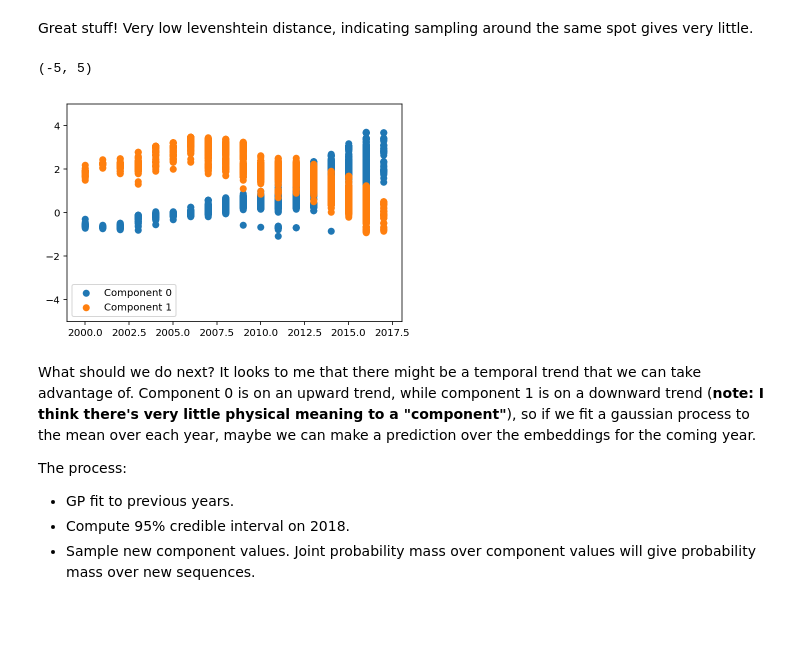
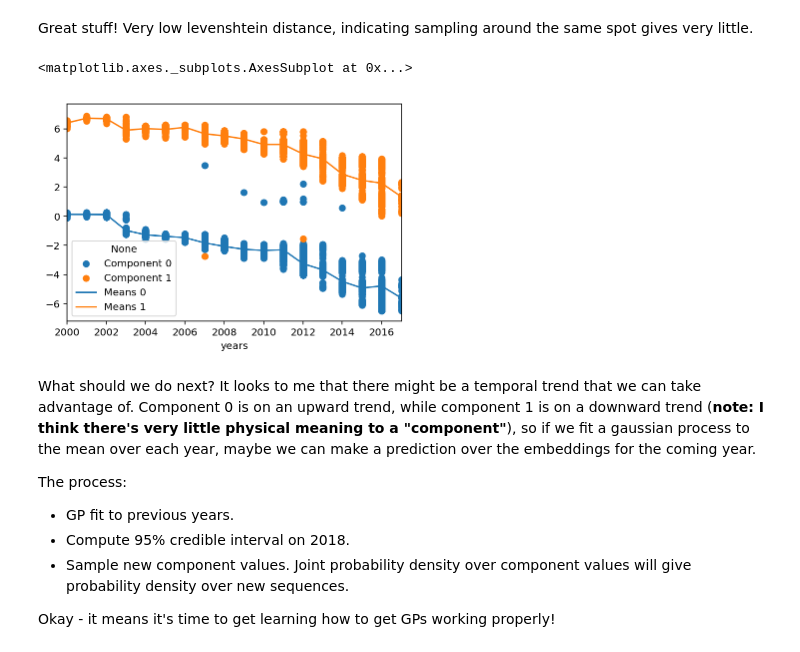
Before and after one commit to ericmjl/autoencoders, a Jupyter notebook: keras-sequence-autoencoder.ipynb, the cells around one changed output. Saved outputs shown, nothing was run; the diff lists cells and outputs as text; code cells hidden in the pictures; blank space fills up the shorter version.

Commit message:
now have embedding values saved for GP

```diff
--- a/keras-sequence-autoencoder.ipynb
+++ b/keras-sequence-autoencoder.ipynb
@@ -369,13 +373,25 @@ Great stuff! Very low levenshtein distance, indicating sampling around the same
 # %%
 # Let's try doing some temporal scatterplots.
 
 plt.scatter(years, embeddings_mean[:, 0], label='Component 0')
 plt.scatter(years, embeddings_mean[:, 1], label='Component 1')
 plt.legend(loc='lower left')
-plt.ylim(-5, 5)
+# plt.ylim(-5, 5)
+
+# Let me try plotting just the means.
+import pandas as pd
+
+df = pd.DataFrame()
+df['years'] = years
+df['Means 0'] = embeddings_mean[:, 0]
+df['Means 1'] = embeddings_mean[:, 1]
+
+df.to_csv('embedding_vals.csv')
+
+df.groupby('years').mean().plot(ax=plt.gca())
 # %% [output]
-(-5, 5)
+<matplotlib.axes._subplots.AxesSubplot at 0x...>
-[figure, old version]
+[figure, new version]
 # %% [markdown]
 What should we do next? It looks to me that there might be a temporal trend that we can take advantage of. Component 0 is on an upward trend, while component 1 is on a downward trend (**note: I think there's very little physical meaning to a "component"**), so if we fit a gaussian process to the mean over each year, maybe we can make a prediction over the embeddings for the coming year.
 
@@ -383,4 +399,6 @@ The process:
 
 - GP fit to previous years.
 - Compute 95% credible interval on 2018.
-- Sample new component values. Joint probability mass over component values will give probability mass over new sequences.
+- Sample new component values. Joint probability density over component values will give probability density over new sequences.
+
+Okay - it means it's time to get learning how to get GPs working properly!
```
Also changed, not shown: parts of 16 cells of this notebook, 3 other files.
